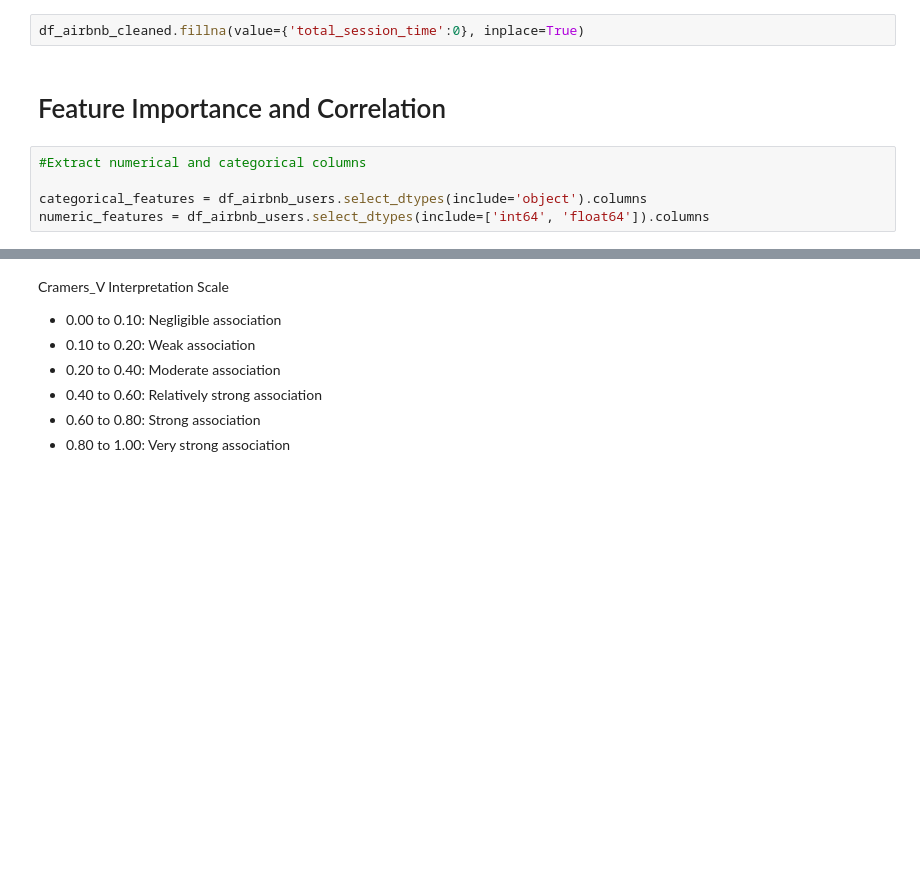
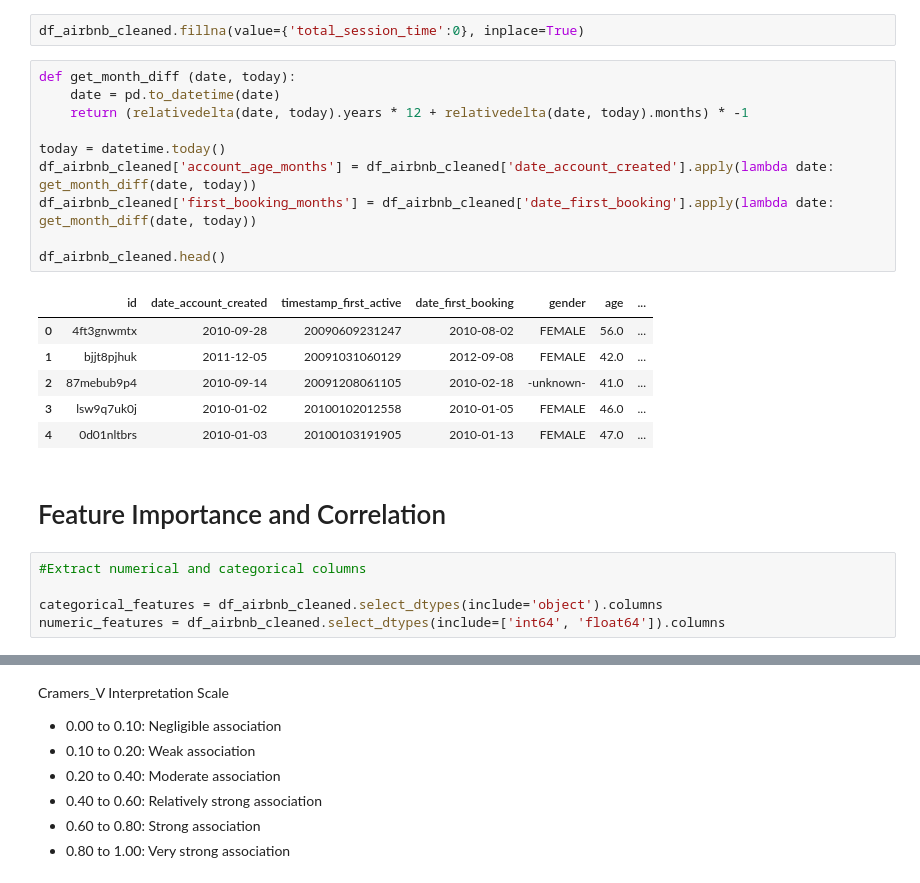
Before and after one commit to dominicfanucchi/aai-510_group7, a Jupyter notebook: AAI-510 Final Project.ipynb, the cells around one changed output, grey strips where cells are left out. Saved outputs shown, nothing was run; the diff lists cells and outputs as text; blank space fills up the shorter version.

```diff
--- a/AAI-510 Final Project.ipynb
+++ b/AAI-510 Final Project.ipynb
@@ -197,13 +197,30 @@ df_airbnb_cleaned.drop('user_id', axis=1, inplace=True)
 # Data Processing and Feature Adjustments
 # %%
 df_airbnb_cleaned.fillna(value={'total_session_time':0}, inplace=True)
+# %%
+def get_month_diff (date, today):
+    date = pd.to_datetime(date)
+    return (relativedelta(date, today).years * 12 + relativedelta(date, today).months) * -1
+
+today = datetime.today()
+df_airbnb_cleaned['account_age_months'] = df_airbnb_cleaned['date_account_created'].apply(lambda date: get_month_diff(date, today))
+df_airbnb_cleaned['first_booking_months'] = df_airbnb_cleaned['date_first_booking'].apply(lambda date: get_month_diff(date, today))
+
+df_airbnb_cleaned.head()
+# %% [output]
+|  | id | date_account_created | timestamp_first_active | date_first_booking | gender | age | ... |
+| 0 | 4ft3gnwmtx | 2010-09-28 | 20090609231247 | 2010-08-02 | FEMALE | 56.0 | ... |
+| 1 | bjjt8pjhuk | 2011-12-05 | 20091031060129 | 2012-09-08 | FEMALE | 42.0 | ... |
+| 2 | 87mebub9p4 | 2010-09-14 | 20091208061105 | 2010-02-18 | -unknown- | 41.0 | ... |
+| 3 | lsw9q7uk0j | 2010-01-02 | 20100102012558 | 2010-01-05 | FEMALE | 46.0 | ... |
+| 4 | 0d01nltbrs | 2010-01-03 | 20100103191905 | 2010-01-13 | FEMALE | 47.0 | ... |
 # %% [markdown]
 # Feature Importance and Correlation
 # %%
 #Extract numerical and categorical columns
 
-categorical_features = df_airbnb_users.select_dtypes(include='object').columns
-numeric_features = df_airbnb_users.select_dtypes(include=['int64', 'float64']).columns
+categorical_features = df_airbnb_cleaned.select_dtypes(include='object').columns
+numeric_features = df_airbnb_cleaned.select_dtypes(include=['int64', 'float64']).columns
 # %%
 # Perform ANOVA test to find associal between numerical features and country_destination
 
```
Also changed, not shown: parts of 5 cells of this notebook.
